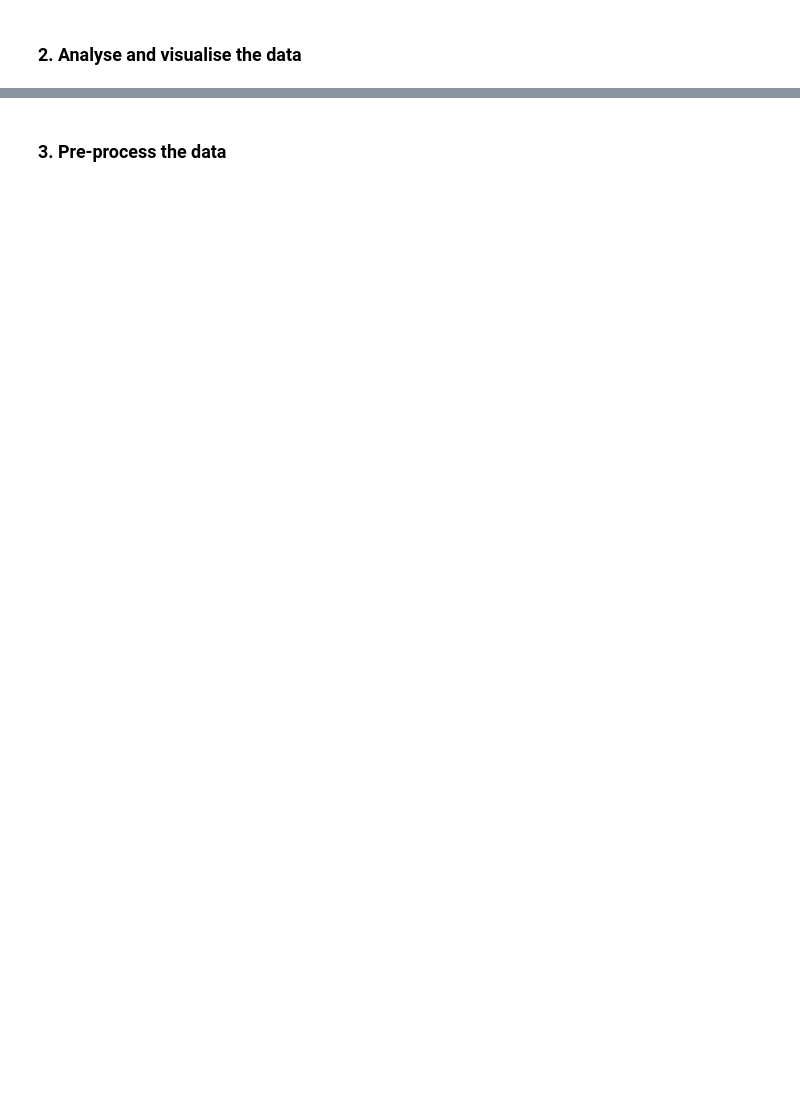
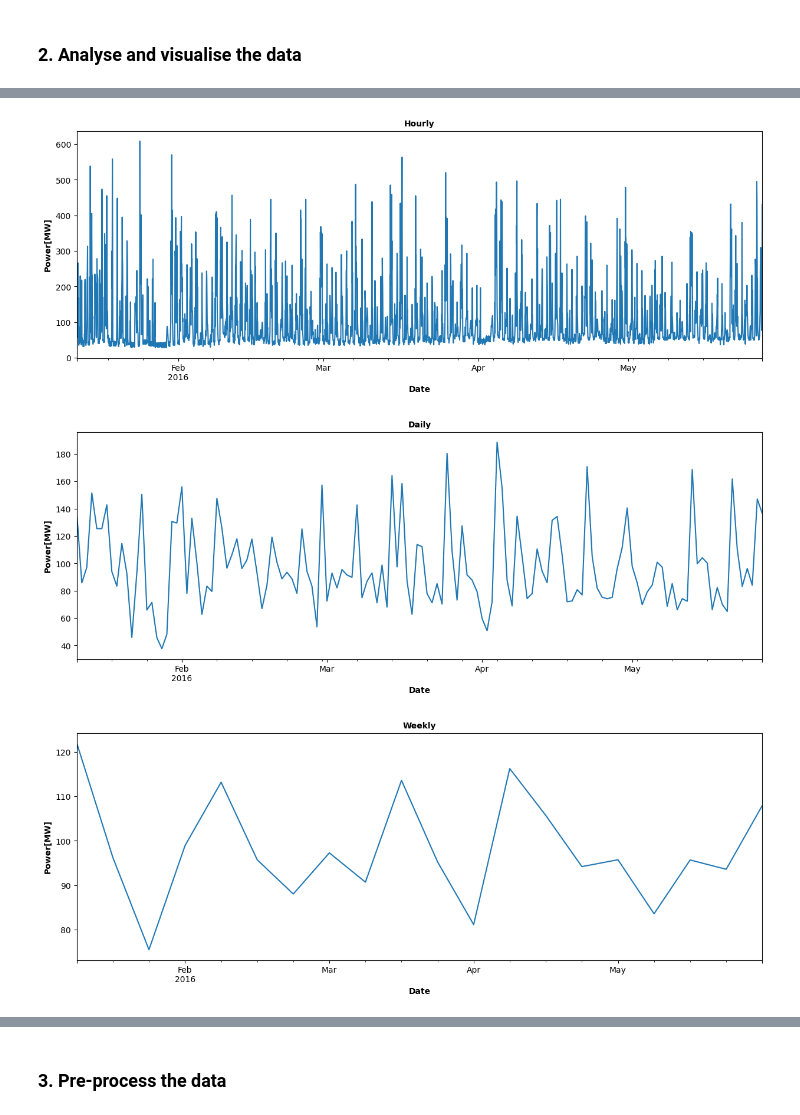
Before and after one commit to yuqingc31/MiningBigData, a Jupyter notebook: assignment2/a1841612_yuqingchen_assign1b.ipynb, the cells around one changed output, grey strips where cells are left out. Cells and saved outputs as stored; diff of their text form; code cells hidden in the pictures; blank space fills up the shorter version.

```diff
--- a/assignment2/a1841612_yuqingchen_assign1b.ipynb
+++ b/assignment2/a1841612_yuqingchen_assign1b.ipynb
@@ -118,0 +81,33 @@ memory usage: 4.6 MB
+# %%
+def SampledDataset(sample_type):
+
+    if sample_type =='Hourly':
+        df_sampled= df.resample('h').mean()
+
+    elif sample_type =='Weekly':
+        df_sampled= df.resample('W').mean()
+
+    elif sample_type =='Daily':
+        df_sampled= df.resample('D').mean()
+
+    df_sampled.plot(kind='line',figsize=(15, 5),legend=False)
+    plt.xticks(fontsize=10)
+    plt.yticks(fontsize=10)
+    plt.title(sample_type,fontsize=10,fontweight='bold')
+    plt.xlabel('Date', fontsize=10,fontweight='bold')
+    plt.ylabel('Power[MW]', fontsize=10,fontweight='bold')
+    plt.show()
+    return df_sampled
+# %%
+sample_type = 'Hourly'
+df_monthly = SampledDataset(sample_type)
+
+sample_type = 'Daily'
+df_daily= SampledDataset(sample_type)
+
+sample_type = 'Weekly'
+df_weekly= SampledDataset(sample_type)
+# %% [output]
+[figure, added]
+[figure, added]
+[figure, added]
```
Also changed, not shown: parts of 24 cells of this notebook, 4 other files.
